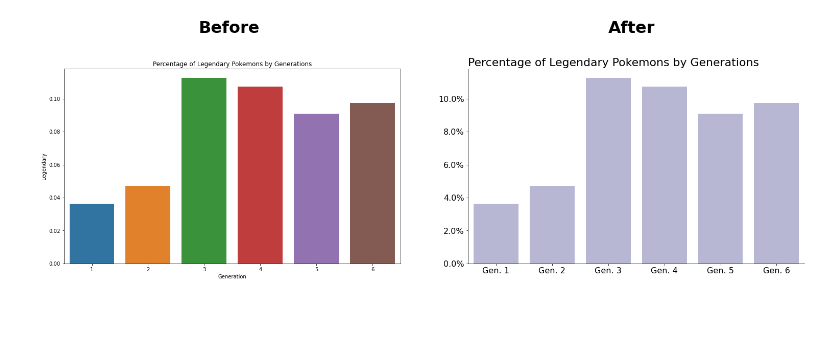
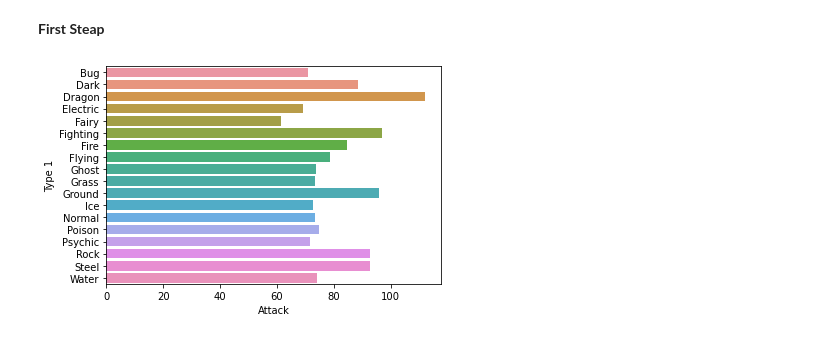
Before and after one commit to FelipeMezzarana/data_viz_article, a Jupyter notebook: data_viz_next_level.ipynb, the cells around one changed output. Cells and saved outputs as stored; diff of their text form; code cells hidden in the pictures; blank space fills up the shorter version.

Commit message:
addition of all used graphics

```diff
--- a/data_viz_next_level.ipynb
+++ b/data_viz_next_level.ipynb
@@ -57,31 +28,12 @@ plt.show()
-# %%
-
-fig,(ax0,ax1) = plt.subplots(1,2,figsize=(26,7))
-
-
-sns.barplot(x = df_pokemons_gen['Generation'],
-            y = df_pokemons_gen['Legendary'],ax = ax0 ).set(title='Percentage of Legendary Pokemons by Generations')
-
-
-
-sns.barplot(x = df_pokemons_gen['Generation'],
-            y = df_pokemons_gen['Legendary'],
-            color ='#b2b2d9',
-            #hue =df.hue_col
-            lw =3, ax = ax1)
-
-ax1.set_title("Percentage of Legendary Pokemons by Generations",fontsize = 22, loc = 'left')
-ax1.set(xlabel=None,ylabel=None)
-ax1.tick_params(labelsize=16)
-ax1.set(xticklabels=['Gen. '+ str(i) for  i in range(1,7)])
-ax1.yaxis.set_major_formatter(formatter)
-ax1.spines['top'].set_visible(False)
-ax1.spines['right'].set_visible(False)
-
-plt.text(-5.3, 0.14, "Before", size= 32, weight='bold')
-plt.text(2, 0.14, "After", size= 32, weight='bold')
-
-plt.savefig('before_after.png',facecolor= '#ffffff',edgecolor = '#ffffff',bbox_inches ='tight')
-plt.show()
-# %% [output]
-[figure, removed]
+# %% [markdown]
+**First Steap**
+# %%
+sns.barplot(x = df_pokemons_att['Attack'],
+            y = df_pokemons_att['Type 1'])
+
+# Saving figure to disk
+plt.savefig(r'img\first_bar_plot.png',facecolor= '#ffffff',
+            edgecolor = '#ffffff',bbox_inches ='tight')
+plt.show()
+# %% [output]
+[figure, added]
```
Also changed, not shown: parts of 14 cells of this notebook, 7 other files.
